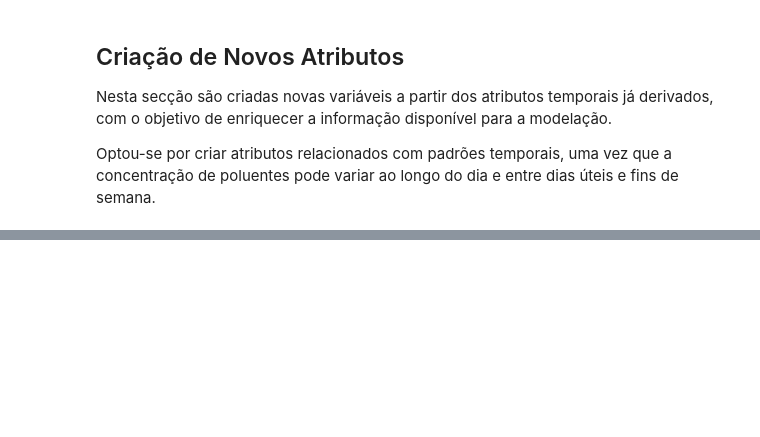
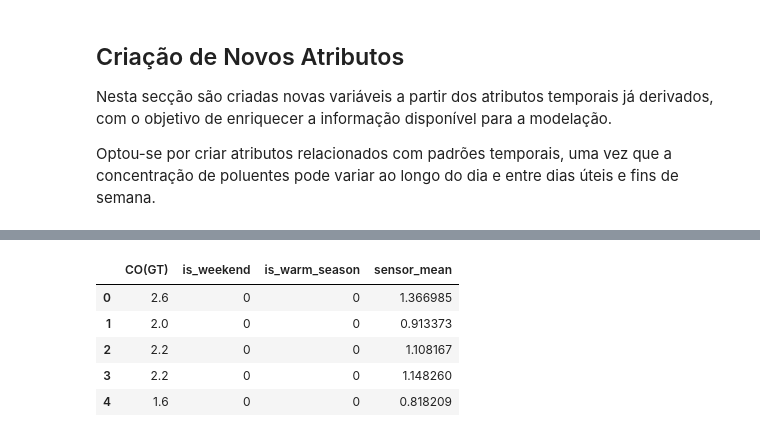
Before and after one commit to a2022138676/projeto-ciencia-dados-qualidade-ar, a Jupyter notebook: notebooks/1.0_eda_limpeza.ipynb, the cells around one changed output, grey strips where cells are left out. Cells and saved outputs as stored; diff of their text form; code cells hidden in the pictures; blank space fills up the shorter version.

```diff
--- a/notebooks/1.0_eda_limpeza.ipynb
+++ b/notebooks/1.0_eda_limpeza.ipynb
@@ -601,0 +661,9 @@ Optou-se por criar atributos relacionados com padrões temporais, uma vez que a
+# %%
+df_clean[["CO(GT)", "is_weekend", "is_warm_season", "sensor_mean"]].head()
+# %% [output]
+|  | CO(GT) | is_weekend | is_warm_season | sensor_mean |
+| 0 | 2.6 | 0 | 0 | 1.366985 |
+| 1 | 2.0 | 0 | 0 | 0.913373 |
+| 2 | 2.2 | 0 | 0 | 1.108167 |
+| 3 | 2.2 | 0 | 0 | 1.148260 |
+| 4 | 1.6 | 0 | 0 | 0.818209 |
```
Also changed, not shown: parts of 14 cells of this notebook.
